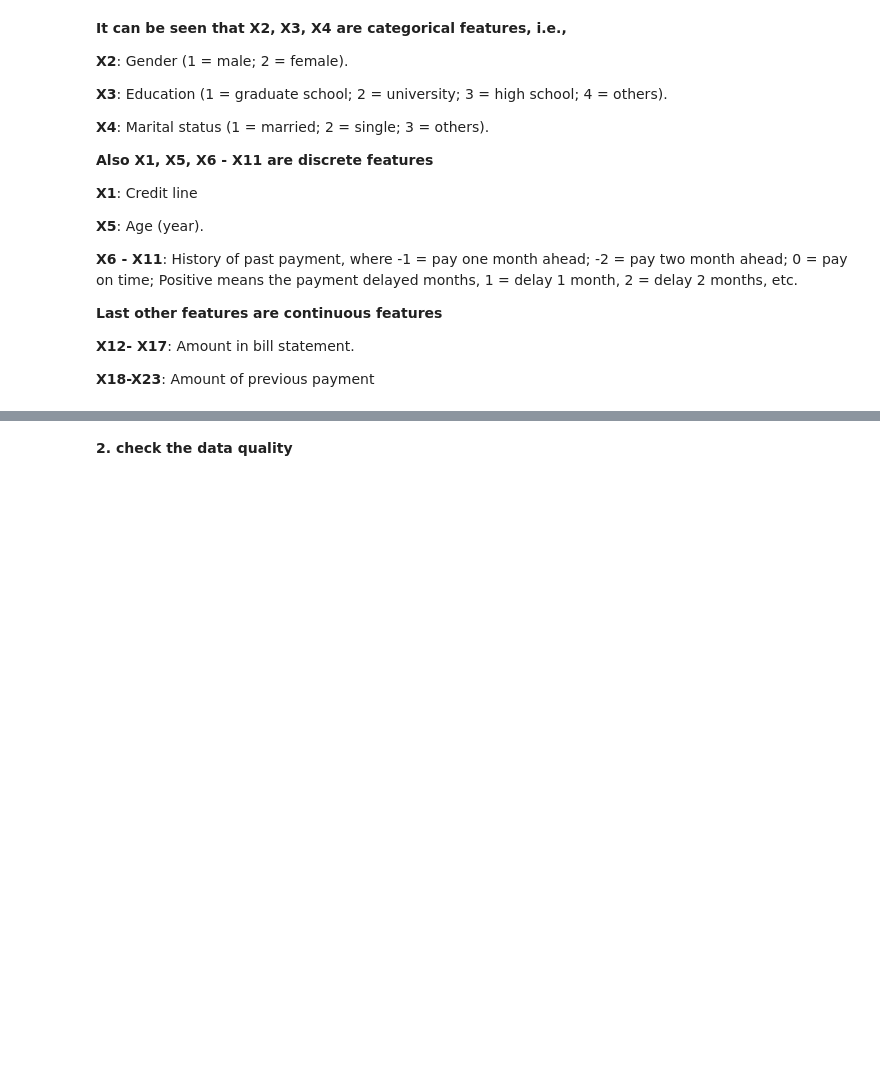
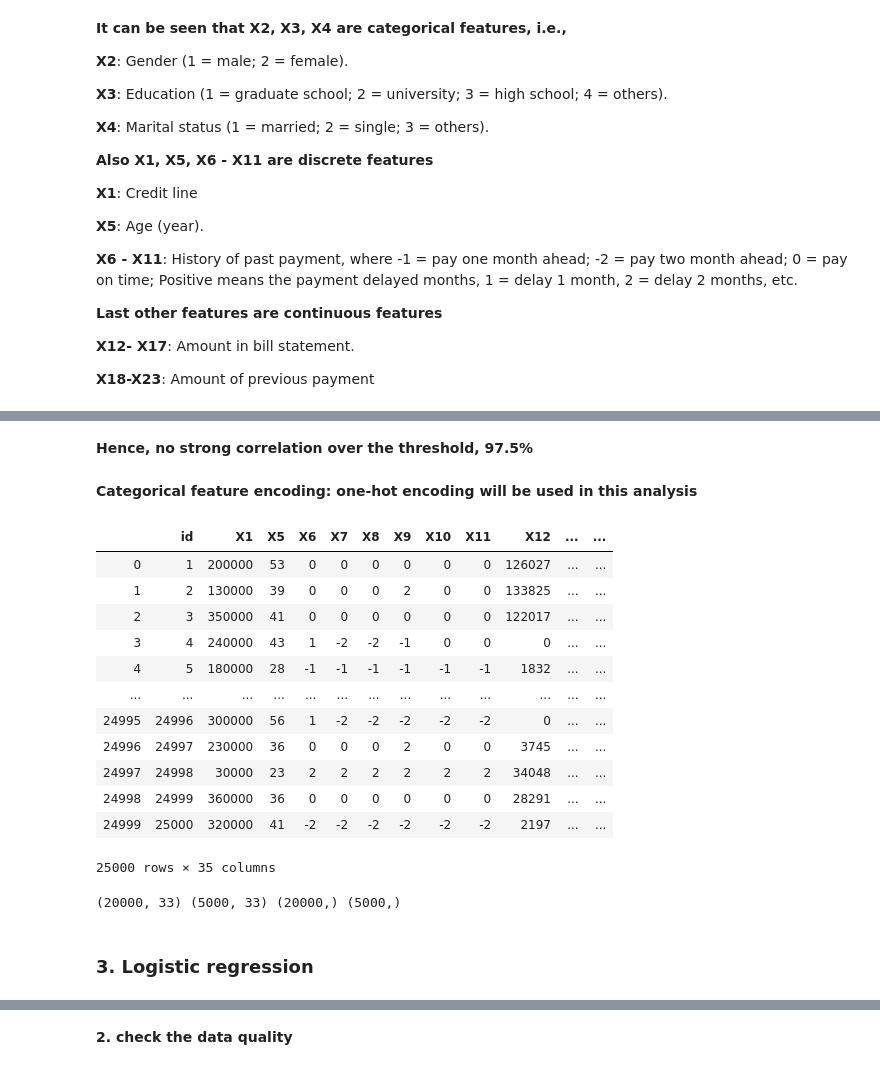
Before and after one commit to robinsxdgi/Machine-Learning, a Jupyter notebook: Bank-Fraud-Detection/Bank-Fraud-Detection.ipynb, the cells around one changed output, grey strips where cells are left out. Drawn from its saved outputs; the diff is of its cells as text; code cells hidden in the pictures; blank space fills up the shorter version.

```diff
--- a/Bank-Fraud-Detection/Bank-Fraud-Detection.ipynb
+++ b/Bank-Fraud-Detection/Bank-Fraud-Detection.ipynb
@@ -156,0 +171,23 @@ plt.show()
+# %% [markdown]
+**Hence, no strong correlation over the threshold, 97.5%**
+# %% [markdown]
+**Categorical feature encoding: one-hot encoding will be used in this analysis**
+# %%
+# one-hot encoding for X2 (gender), X3(education), X4(martial status)
+train_onehot = train.copy()
+train_onehot = pd.get_dummies(train_onehot, columns=['X2', 'X3', 'X4'], prefix=['X2', 'X3', 'X4'])
+train_onehot
+# %% [output]
+|  | id | X1 | X5 | X6 | X7 | X8 | X9 | X10 | X11 | X12 | ... | ... |
+| 0 | 1 | 200000 | 53 | 0 | 0 | 0 | 0 | 0 | 0 | 126027 | ... | ... |
+| 1 | 2 | 130000 | 39 | 0 | 0 | 0 | 2 | 0 | 0 | 133825 | ... | ... |
+| 2 | 3 | 350000 | 41 | 0 | 0 | 0 | 0 | 0 | 0 | 122017 | ... | ... |
+| 3 | 4 | 240000 | 43 | 1 | -2 | -2 | -1 | 0 | 0 | 0 | ... | ... |
+| 4 | 5 | 180000 | 28 | -1 | -1 | -1 | -1 | -1 | -1 | 1832 | ... | ... |
+| ... | ... | ... | ... | ... | ... | ... | ... | ... | ... | ... | ... | ... |
+| 24995 | 24996 | 300000 | 56 | 1 | -2 | -2 | -2 | -2 | -2 | 0 | ... | ... |
+| 24996 | 24997 | 230000 | 36 | 0 | 0 | 0 | 2 | 0 | 0 | 3745 | ... | ... |
+| 24997 | 24998 | 30000 | 23 | 2 | 2 | 2 | 2 | 2 | 2 | 34048 | ... | ... |
+| 24998 | 24999 | 360000 | 36 | 0 | 0 | 0 | 0 | 0 | 0 | 28291 | ... | ... |
+| 24999 | 25000 | 320000 | 41 | -2 | -2 | -2 | -2 | -2 | -2 | 2197 | ... | ... |
+25000 rows × 35 columns
@@ -156,0 +202,6 @@ plt.show()
+# %%
+print(X_train.shape, X_valid.shape, y_train.shape, y_valid.shape)
+# %% [output]
+(20000, 33) (5000, 33) (20000,) (5000,)
+# %% [markdown]
+### 3. Logistic regression
```
Also changed, not shown: parts of 11 cells of this notebook.
